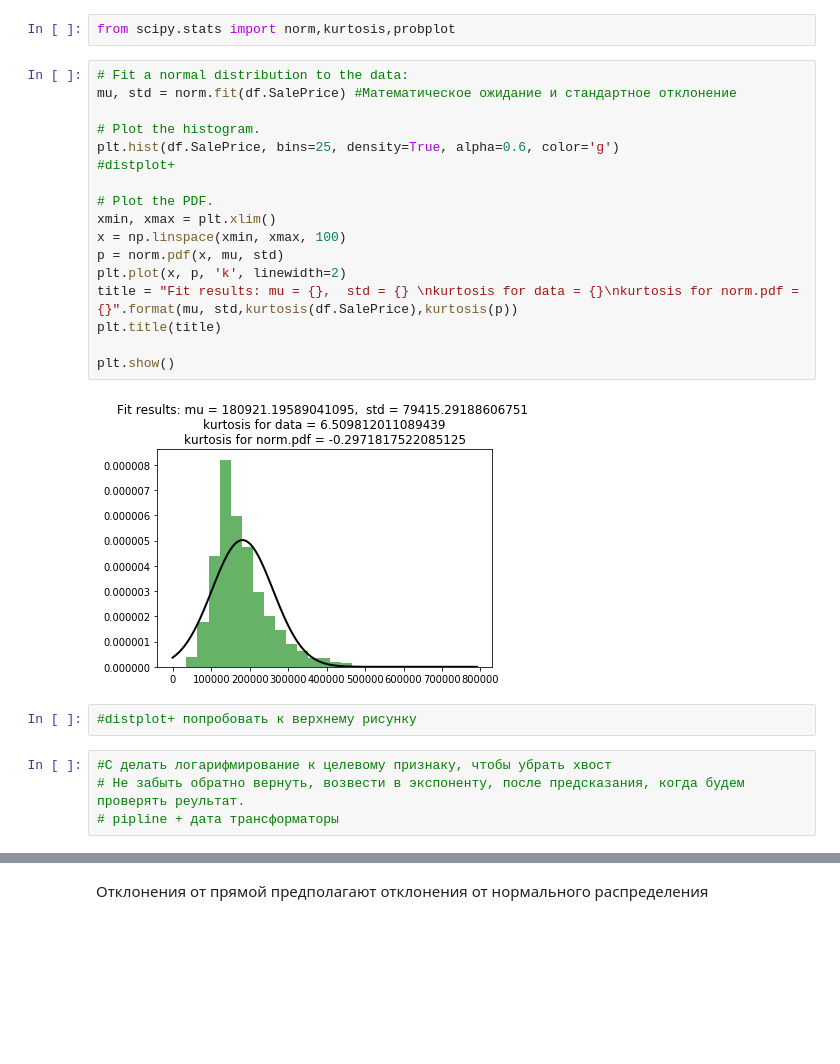
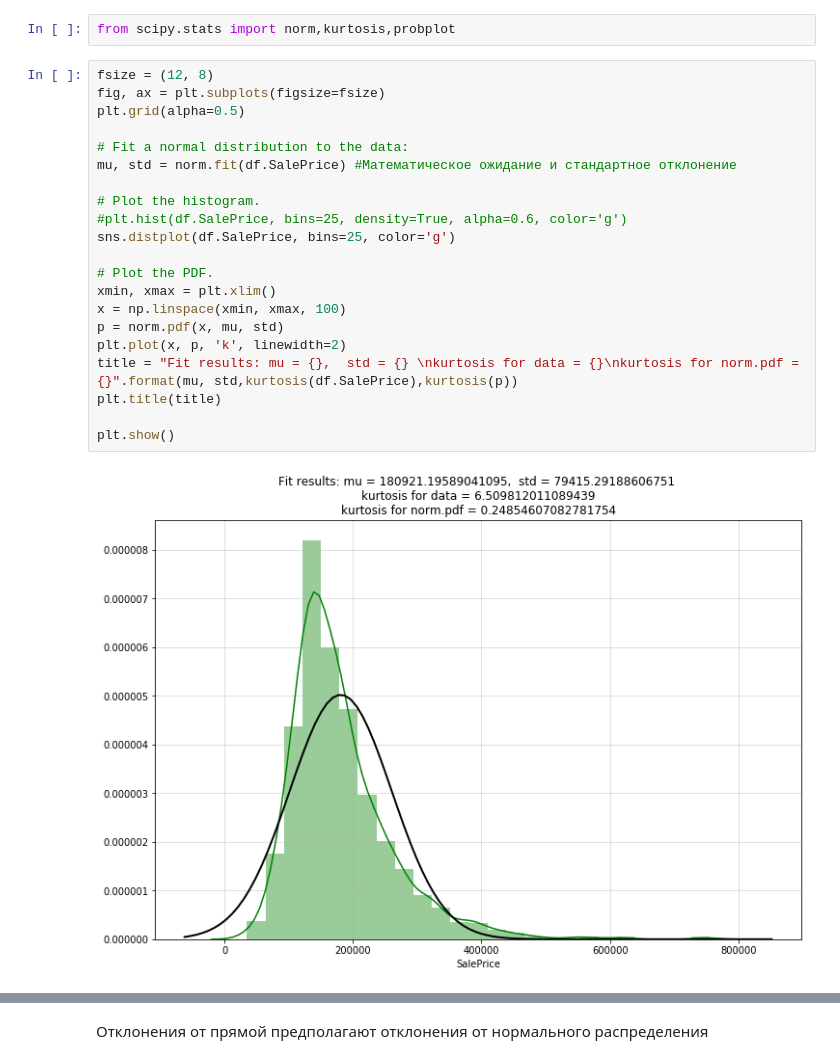
Before and after one commit to D7nis/Course-ML-Classic, a Jupyter notebook: Practice/4. Линейная регрессия/04-linear-regression_DDA.ipynb, the cells around one changed output, grey strips where cells are left out. Saved outputs shown, nothing was run; the diff lists cells and outputs as text; blank space fills up the shorter version.

```diff
--- a/Practice/4. Линейная регрессия/04-linear-regression_DDA.ipynb
+++ b/Practice/4. Линейная регрессия/04-linear-regression_DDA.ipynb
@@ -211,28 +191,26 @@ _Почему требуется нормальность распределен
 # %%
 from scipy.stats import norm,kurtosis,probplot
 # %%
+fsize = (12, 8)
+fig, ax = plt.subplots(figsize=fsize)
+plt.grid(alpha=0.5)
+
 # Fit a normal distribution to the data:
 mu, std = norm.fit(df.SalePrice) #Математическое ожидание и стандартное отклонение
 
 # Plot the histogram.
-plt.hist(df.SalePrice, bins=25, density=True, alpha=0.6, color='g')
-#distplot+
+#plt.hist(df.SalePrice, bins=25, density=True, alpha=0.6, color='g')
+sns.distplot(df.SalePrice, bins=25, color='g')
 
 # Plot the PDF.
 xmin, xmax = plt.xlim()
 x = np.linspace(xmin, xmax, 100)
 p = norm.pdf(x, mu, std)
 plt.plot(x, p, 'k', linewidth=2)
 title = "Fit results: mu = {},  std = {} \nkurtosis for data = {}\nkurtosis for norm.pdf = {}".format(mu, std,kurtosis(df.SalePrice),kurtosis(p))
 plt.title(title)
 
 plt.show()
 # %% [output]
-[figure, old version]
+[figure, new version]
-# %%
-#distplot+ попробовать к верхнему рисунку
-# %%
-#С делать логарифмирование к целевому признаку, чтобы убрать хвост
-# Не забыть обратно вернуть, возвести в экспоненту, после предсказания, когда будем проверять реультат.
-# pipline + дата трансформаторы
 # %%
```
Also changed, not shown: parts of 100 cells of this notebook.
